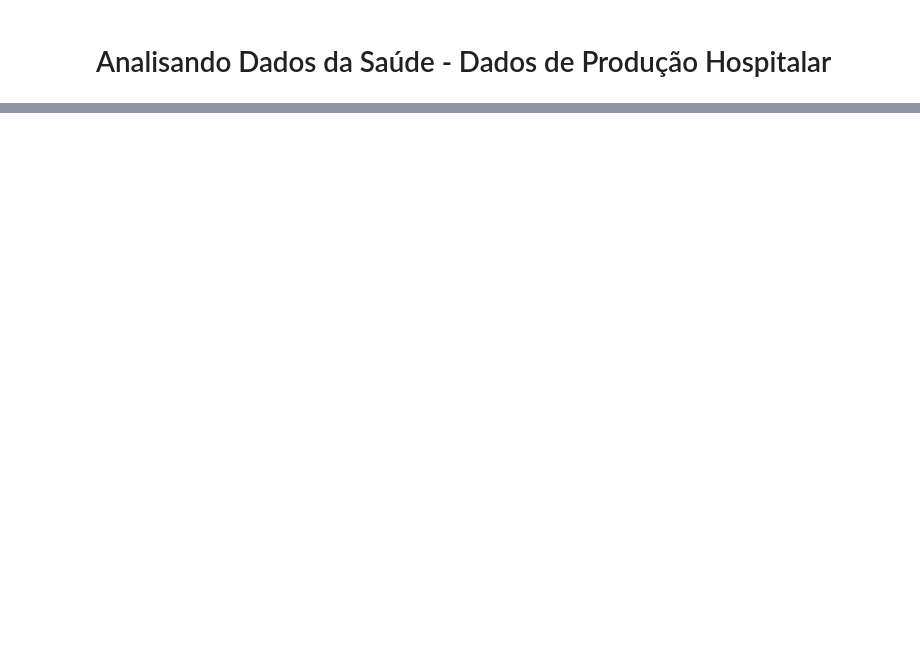
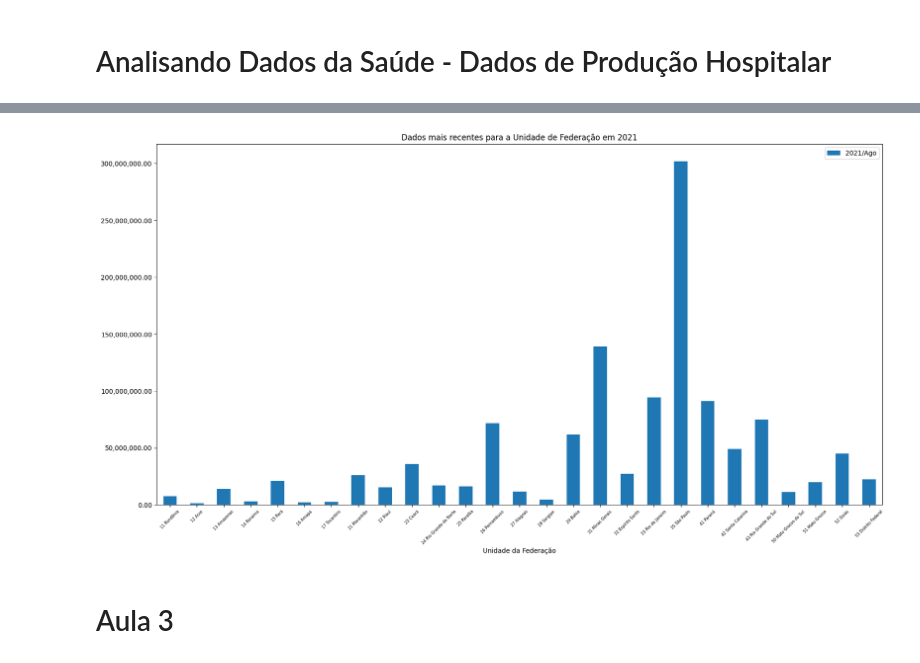
Before and after one commit to DevzsJhonny/Colab_notebooks, a Jupyter notebook: Produção_Hospitalar.ipynb, the cells around one changed output, grey strips where cells are left out. Cells and saved outputs as stored; diff of their text form; code cells hidden in the pictures; blank space fills up the shorter version.

```diff
--- a/Produção_Hospitalar.ipynb
+++ b/Produção_Hospitalar.ipynb
@@ -53,0 +98,16 @@ pd.options.display.float_format = "{:.2f}".format #notação python
+# %%
+import matplotlib.ticker as ticker
+import matplotlib.pyplot as py
+
+axis = dados.plot(x="Unidade da Federação", y="2021/Ago", kind="bar", figsize=(20,10))
+#plt.xticks()
+axis.yaxis.set_major_formatter(ticker.StrMethodFormatter("{x:,.2f}"))
+
+py.xticks(rotation=45)
+#nessa ordem, se nao o titulo aparecerá erroneamente
+py.title("Dados mais recentes para a Unidade de Federação em 2021")
+py.show()
+# %% [output]
+[figure, added]
+# %% [markdown]
+# Aula 3
```
Also changed, not shown: parts of 105 cells of this notebook.
